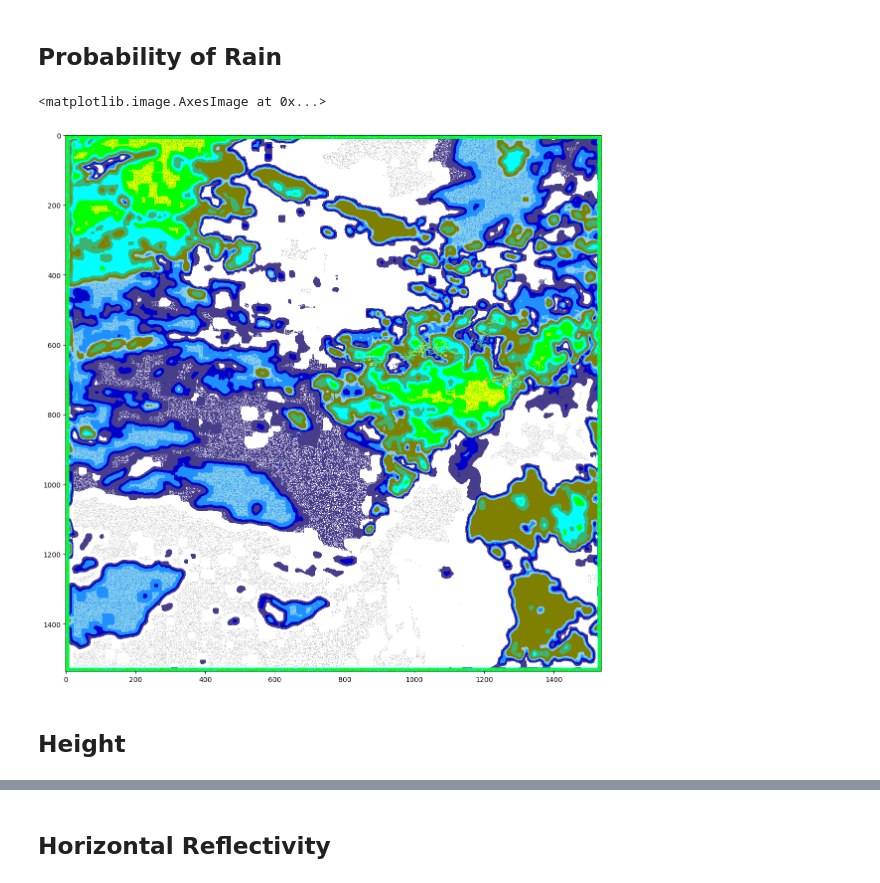
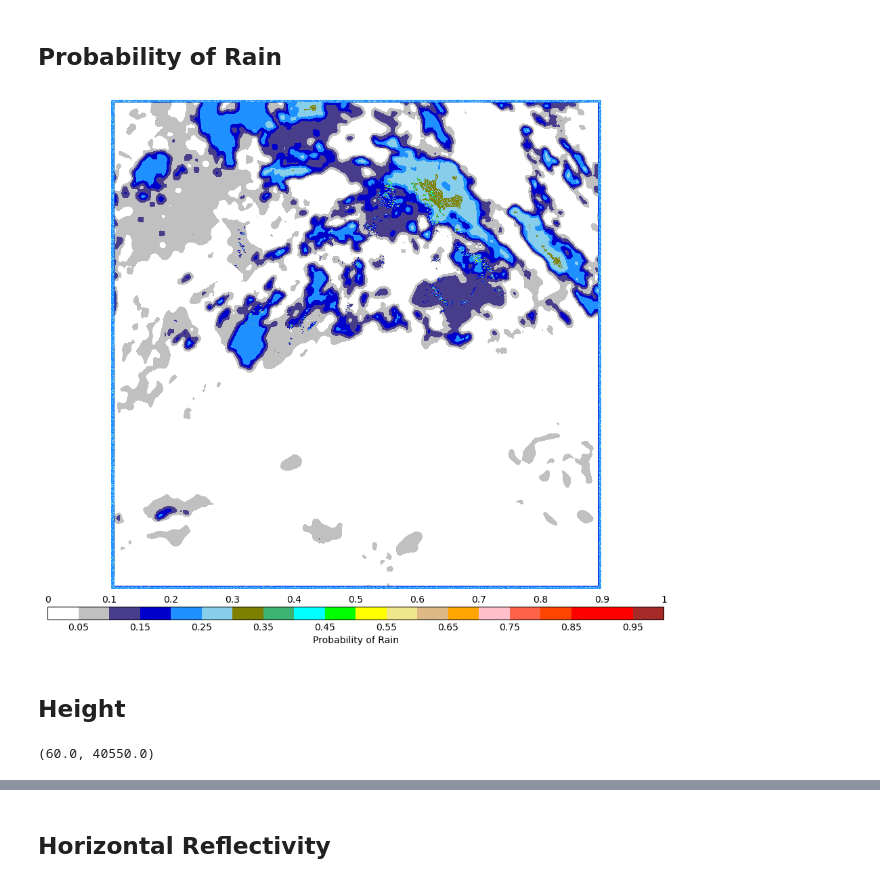
Before and after one commit to theperk08/Meteo_France_Radars, a Jupyter notebook: MeteoFrance_Bufr_Decoder.ipynb, the cells around one changed output, grey strips where cells are left out. Cells and saved outputs as stored; diff of their text form; code cells hidden in the pictures.

Commit message:
Add files via upload
add colorbar under the map

```diff
--- a/MeteoFrance_Bufr_Decoder.ipynb
+++ b/MeteoFrance_Bufr_Decoder.ipynb
@@ -159,6 +159,7 @@ def simple_desc(desc_elt):
 # bufr file to decode
 DIR_PATH = r'C:\Users\thepe\Documents\Data_Analyse\Meteo_France_API'
 FILE_NAME = 'T_IMFR27_C_LFPW_20240124110000.bufr'
+FILE_NAME = 'T_IMFR27_C_LFPW_20240125153000.bufr.gz'
 
 # directory of the tables and local tables
 DIR_PATH_TABLE = r'C:\Users\thepe\Documents\BUFR32\MeteoFranceTables'
@@ -402,23 +399,42 @@ FIN DU PROGRAMME
 # %% [markdown]
 ## Probability of Rain
 # %%
-cmap_prob = colors.ListedColormap(['silver','white', 'darkslateblue', 'mediumblue','dodgerblue',
+cmap_prob = colors.ListedColormap(['white','silver', 'darkslateblue', 'mediumblue','dodgerblue',
                               'skyblue','olive','mediumseagreen','cyan','lime','yellow',
-                              'khaki','burlywood','orange','brown','pink','red','plum', 'black'])
-bounds_prob = [-1, 0, 0.02, 0.04, 0.06, 0.08, 0.1, 0.15, 0.20, 0.250, 0.300, 0.350, 0.400, 0.450, 0.500, 0.550, 0.600, 0.650, 0.750, 1]
+                              'khaki','burlywood','orange','pink','tomato', 'orangered', 'r', 'red', 'brown'])
+bounds_prob = [0, 0.05, 0.1, 0.15, 0.2, 0.25, 0.3, 0.35, 0.40, 0.45, 0.50, 0.55, 0.6, 0.65, 0.70, 0.75, 0.80, 0.85, 0.90, 0.95, 1]
 norm_prob = colors.BoundaryNorm(bounds_prob, cmap_prob.N)
+
+ltop=bounds_prob[::2]           # labels appear on top
+lbot = [x if i%2==1 else '' for i, x in enumerate(bounds_prob) ]
+clabel_prob = 'Probability of Rain'
 
 rows = int(datas_total['Number of pixels per row'][0])
 cols = int(datas_total['Number of pixels per column'][0])
 
 data1 = np.reshape(datas_total['Probability of rain'], (rows, cols))
-plt.figure(figsize = (14,14))
-plt.imshow(data1, cmap=cmap_prob, norm=norm_prob)
+
+fig, ax = plt.subplots(figsize=(14, 14))
+fig.subplots_adjust(left=0.25, bottom=0.25)
+
+p = ax.imshow(data1, cmap = cmap_prob, norm=norm_prob)
+plt.axis('off')
+cbar = plt.colorbar(p, cmap=cmap_prob, norm=norm_prob, boundaries=bounds_prob, ticks=bounds_prob, location="bottom", pad=0.03, aspect=50)
+cbar.set_label(clabel_prob)
+cbar.ax.set_xticklabels(lbot)
+cbar.ax.tick_params(size=0) # cacher les ticks
+vmin=cbar.norm.vmin
+vmax=cbar.norm.vmax
+for ii, li in enumerate(ltop):
+    cbar.ax.text(2*ii/(len(bounds_prob)-1), 1.2, str(li), transform=cbar.ax.transAxes, va='bottom', ha='center')
 # %% [output]
-<matplotlib.image.AxesImage at 0x...>
-[figure, old version]
+[figure, new version]
 # %% [markdown]
 ## Height
+# %%
+min(datas_total['Height']), max(datas_total['Height'])
+# %% [output]
+(60.0, 40550.0)
 # %%
 cmap_h = colors.ListedColormap(['silver','white', 'darkslateblue', 'mediumblue','dodgerblue',
                               'skyblue','olive','mediumseagreen','cyan','lime','yellow',
```
Also changed, not shown: parts of 5 cells of this notebook.
